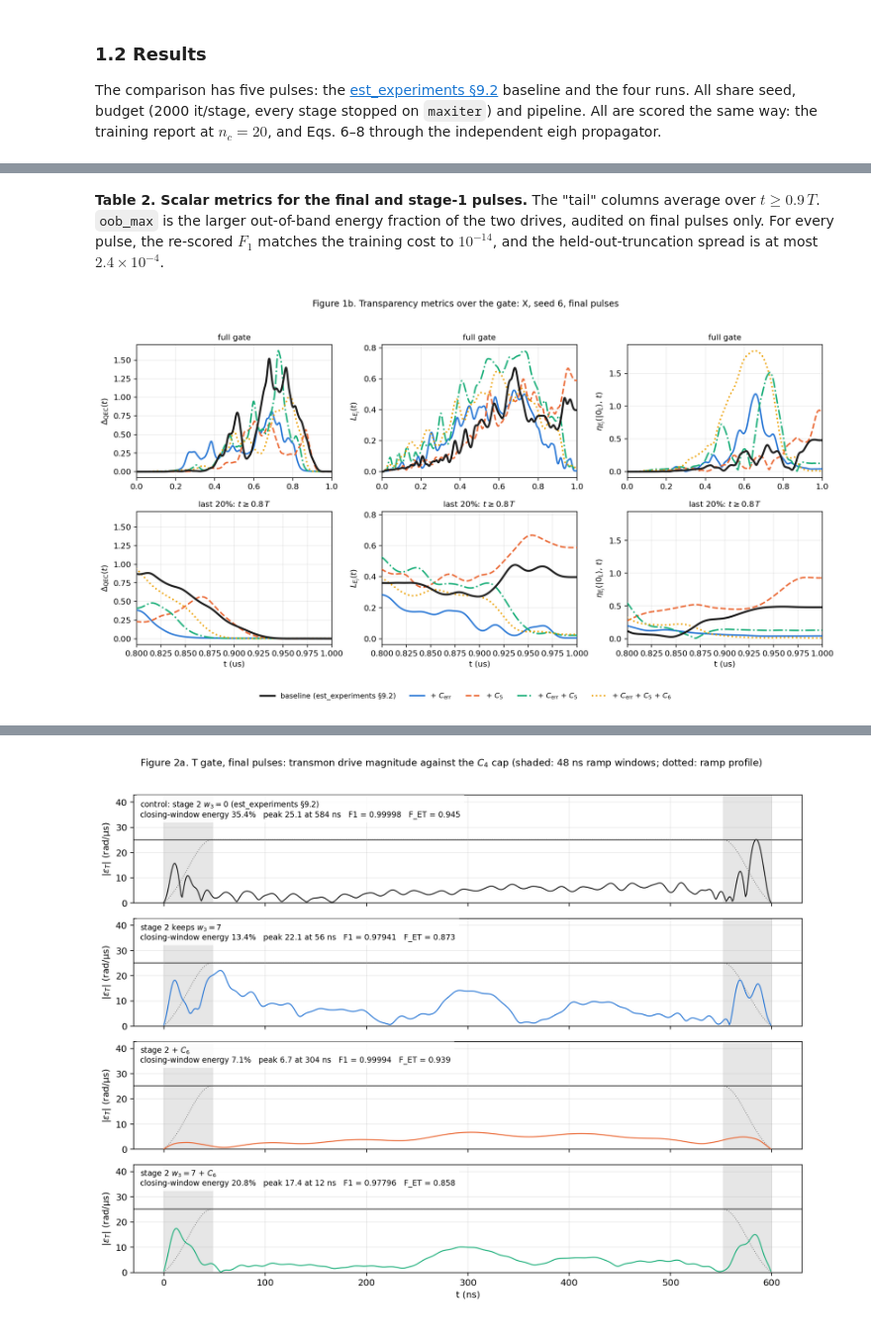
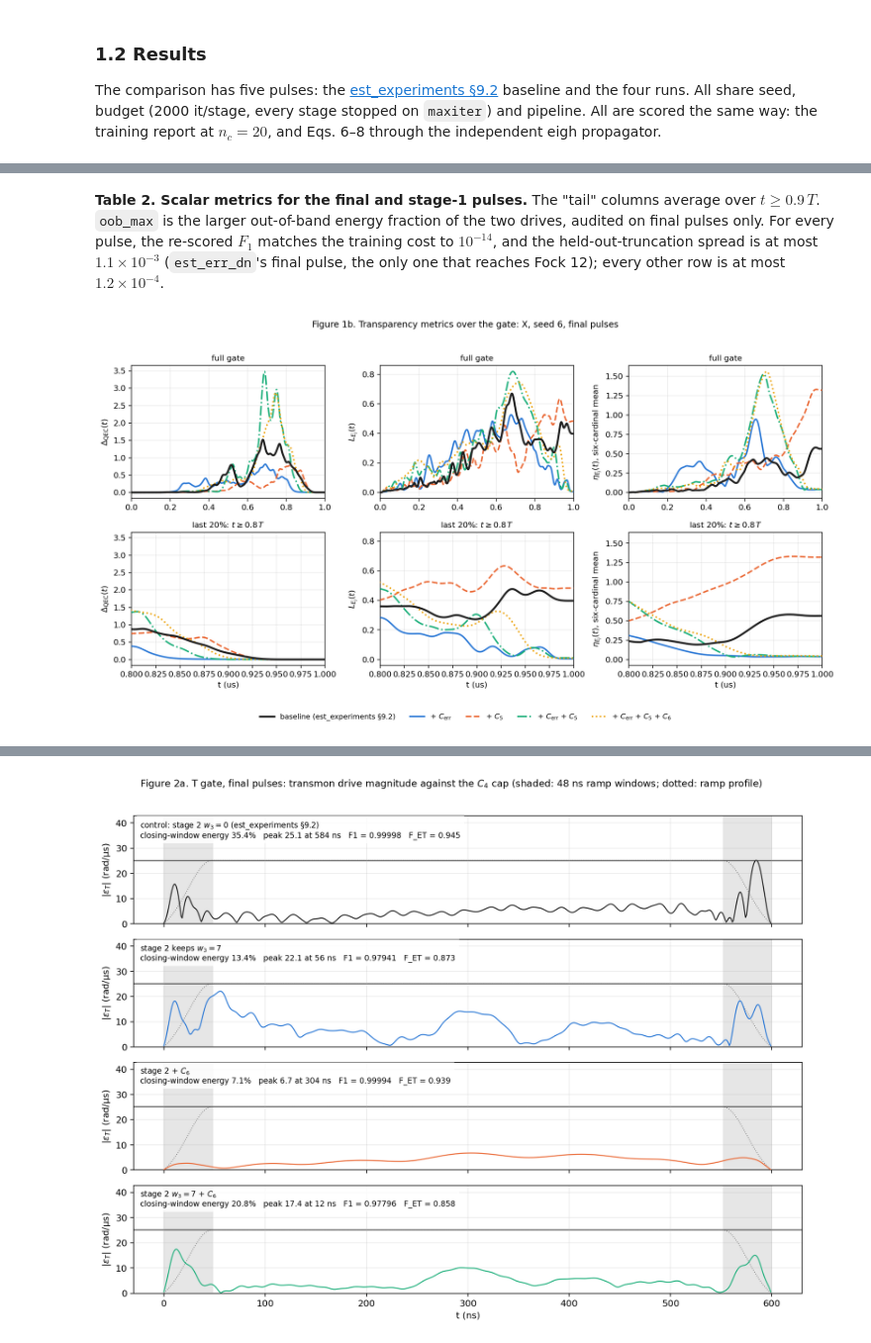
Before and after one commit to curiousCATla/Qubit-Drive-GRAPE, a Jupyter notebook: est_optimization.ipynb, the cells around one changed output, grey strips where cells are left out. Shown at 99% size. Saved outputs shown, nothing was run; the diff lists cells and outputs as text; code cells hidden in the pictures.

```diff
--- a/est_optimization.ipynb
+++ b/est_optimization.ipynb
@@ -179,7 +182,7 @@ NT_LS = {"baseline": "-", "est_err": "-", "est_dn": "--", "est_err_dn": "-.", "e
 # The 500-it scan over the six est_experiments §9 seeds that reach a gate. The seed-6-only scan it
 # replaced stays frozen in tables/est_newterms_smoke_X_seed6.csv.
 NT_SCAN_CSV = snt.CSV_PATH
-NT_CHOSEN = {"err": 0.3, "dn": 30.0}      # the weights the §1.2 full runs use
+NT_CHOSEN = {"err": 0.3, "dn": 3.0}      # the weights the §1.2 full runs use
 
 nt_missing = [v for v in NT_RUNS[1:]
               if not os.path.exists(os.path.join(PULSE_DIR, f"u_X_{v}_seed6.npy"))]
@@ -189,7 +192,7 @@ if not nt_have:
     print("§1.2 full runs missing; generate with:")
     for v in NT_RUNS[1:]:
         print(f"  OMP_NUM_THREADS=2 python EST/train_est_eigh.py --gate X --variant {v} "
-              "--seed 6 --maxiter 2000 --w-err 0.3 --w-dn 30 --tag seed6")
+              "--seed 6 --maxiter 2000 --w-err 0.3 --w-dn 3 --tag seed6")
     print("  python EST/compare_new_terms.py")
 if not nt_scan_have:
     print("§1.1 six-seed weight scan missing; generate with:")
@@ -212,13 +215,11 @@ if nt_scan_have:
     SCAN_METRICS = [("L_T", r"$L(T)$   (lower is better)"),
                     ("F_ET", r"$F_{\rm ET}$   (higher is better)"),
                     ("delta_qec_mean", r"mean $\Delta_{\rm QEC}$   (lower is better)"),
-                    ("eta0_mean", r"mean $\eta(|0_L\rangle)$   (lower is better)")]
+                    ("eta_avg_mean", r"mean $\eta$ (six-cardinal)   (lower is better)")]
     SCAN_ROWS = [("err", "est_err", r"$C_{\rm err}$ alone", r"weight $w_{\rm err}$"),
                  ("dn", "est_dn", r"$C_5$ alone", r"weight $w_5$")]
-    # (pick, marker, size, edge colour, line width): full-run weight, then both rules.
-    MARKS = lambda term: [(NT_CHOSEN[term], "o", 260, "k", 1.8),
-                          (scan_pick[term], "s", 170, "0.45", 1.4),
-                          (scan_pick_rev[term], "D", 120, "#b0197e", 1.4)]
+    # (pick, marker, size, edge colour, line width): the full-run weight.
+    MARKS = lambda term: [(NT_CHOSEN[term], "o", 260, "k", 1.8)]
 
     fig, axes = plt.subplots(2, 4, figsize=(16.0, 6.6))
     jit = np.random.default_rng(0)
@@ -227,13 +228,20 @@ if nt_scan_have:
         grid = np.sort(d.weight.unique())
         # Same multiplicative jitter in every column, so one seed sits at the same x.
         xj = d.weight.to_numpy() * 10 ** jit.uniform(-0.03, 0.03, len(d))
+        # An added term can send a seed that reaches the gate in its control into the parked
+        # trap of est_experiments §9 (F1 = 1/3). A parked pulse is trivially transparent
+        # (F_ET ~ 1, L(T) ~ 0), so it is drawn hollow and kept out of the mean.
+        drove = (d["progress"] > 0.5).to_numpy()
         for c, (col, title) in enumerate(SCAN_METRICS):
             ax = axes[r, c]
             ax.axhspan(scan_ctrl[col].min(), scan_ctrl[col].max(), color="0.55",
                        alpha=0.14, lw=0, zorder=0)
             ax.axhline(scan_ctrl[col].mean(), color="0.55", ls="--", lw=1.4, zorder=1)
-            ax.scatter(xj, d[col], s=18, color=NT_COLOR[run], alpha=0.35, lw=0, zorder=2)
-            mean = d.groupby("weight")[col].mean()
+            ax.scatter(xj[drove], d.loc[drove, col], s=18, color=NT_COLOR[run], alpha=0.35, lw=0,
+                       zorder=2)
+            ax.scatter(xj[~drove], d.loc[~drove, col], s=34, facecolors="none",
+                       edgecolors=NT_COLOR[run], linewidths=1.3, zorder=2)
+            mean = d[drove].groupby("weight")[col].mean()
             ax.plot(mean.index, mean.values, color=NT_COLOR[run], lw=2, marker="o", ms=7,
                     zorder=3)
             for w, mk, size, ec, lw in MARKS(term):
@@ -250,19 +258,18 @@ if nt_scan_have:
                 ax.set_title(title, fontsize=10)
         axes[r, 0].set_ylabel(row_name, fontsize=11)
 
-    handles = [Line2D([], [], color="0.3", lw=2, marker="o", ms=6, label="seed mean"),
+    handles = [Line2D([], [], color="0.3", lw=2, marker="o", ms=6,
+                      label="mean over seeds that reach the gate"),
                Line2D([], [], ls="", marker="o", ms=5, color="0.3", alpha=0.35,
                       label="individual seeds"),
+               Line2D([], [], ls="", marker="o", ms=6, mfc="none", mec="0.3", mew=1.3,
+                      label="parked seed ($F_1 = 1/3$), not in the mean"),
                Line2D([], [], color="0.55", ls="--", lw=1.4,
                       label="control mean (band: min-max over seeds)"),
                Line2D([], [], ls="", marker="o", ms=13, mfc="none", mec="k", mew=1.8,
-                      label="weight used for the full runs"),
-               Line2D([], [], ls="", marker="s", ms=10, mfc="none", mec="0.45", mew=1.4,
-                      label="pick of the original rule"),
-               Line2D([], [], ls="", marker="D", ms=8, mfc="none", mec="#b0197e", mew=1.4,
-                      label="pick of the revised rule")]
-    fig.legend(handles=handles, loc="lower center", ncol=6, frameon=False, fontsize=9,
-               bbox_to_anchor=(0.5, -0.03))
+                      label="weight used for the full runs")]
+    fig.legend(handles=handles, loc="lower center", ncol=3, frameon=False, fontsize=9,
+               bbox_to_anchor=(0.5, -0.07))
     fig.suptitle("Figure 1a. Weight scan: X gate, seeds "
                  + ", ".join(str(s) for s in snt.SEEDS) + ", 500 it/stage", fontsize=11)
     fig.tight_layout(rect=(0, 0.04, 1, 0.96))
@@ -271,4 +278,7 @@ if nt_scan_have:
     plt.close(fig)
     show(fig6a_path, width=1100)
     print("six-seed picks  original rule:", scan_pick, "  revised rule:", scan_pick_rev)
+    parked = scan[(scan.term != "control") & (scan.progress <= 0.5)]
+    print("parked scan cells (term, weight, seed):",
+          list(parked[["term", "weight", "seed"]].itertuples(index=False, name=None)))
 # %% [output]
@@ -328,40 +388,41 @@ if nt_have:
 **Table 2. Scalar metrics for the final and stage-1 pulses.** The "tail" columns average over
 $t \ge 0.9\,T$. `oob_max` is the larger out-of-band energy fraction of the two drives, audited
 on final pulses only. For every pulse, the re-scored $F_1$ matches the training cost to
-$10^{-14}$, and the held-out-truncation spread is at most $2.4\times10^{-4}$.
+$10^{-14}$, and the held-out-truncation spread is at most $1.1\times10^{-3}$ (`est_err_dn`'s final
+pulse, the only one that reaches Fock 12); every other row is at most $1.2\times10^{-4}$.
 # %%
 # Figure 1b: Eqs. 6-8 over the gate for the five final pulses; bottom row zooms to the end.
 if nt_have:
     TR_COLS = [("dqec", r"$\Delta_{\rm QEC}(t)$"), ("L", r"$L_{E_j}(t)$"),
-               ("eta0", r"$\eta_{E_j}(|0_L\rangle,\,t)$")]
+               ("eta_avg", r"$\eta_{E_j}(t)$, six-cardinal mean")]
     fig, axes = plt.subplots(2, 3, figsize=(13.0, 7.0), sharey="col")
     for c, (key, ylab) in enumerate(TR_COLS):
         for r in range(2):
             ax = axes[r, c]
             for run in NT_RUNS:
                 t = ntr[f"{run}/final/t"]
                 base = run == "baseline"
                 ax.plot(t, ntr[f"{run}/final/{key}"], color=NT_COLOR[run], ls=NT_LS[run],
                         lw=2.4 if base else 1.9, zorder=4 if base else 3,
                         label=NT_LABEL[run])
             T = t[-1]
             ax.set_xlim((0.0 if r == 0 else 0.8 * T), T)
             ax.set_ylabel(ylab)
             ax.grid(alpha=0.25)
             ax.set_title(("full gate" if r == 0 else r"last 20%: $t \geq 0.8\,T$"), fontsize=10)
             if r == 1:
                 ax.set_xlabel("t (us)")
     handles, labels = axes[0, 0].get_legend_handles_labels()
     fig.legend(handles, labels, loc="lower center", ncol=5, frameon=False, fontsize=9,
                bbox_to_anchor=(0.5, -0.03))
     fig.suptitle("Figure 1b. Transparency metrics over the gate: X, seed 6, final pulses",
                  fontsize=11)
     fig.tight_layout(rect=(0, 0.04, 1, 0.96))
     fig6b_path = os.path.join(FIG_DIR, "fig6b_newterms_traces_X.png")
     fig.savefig(fig6b_path, dpi=160, bbox_inches="tight")
     plt.close(fig)
     show(fig6b_path, width=980)
 # %% [output]
-[figure, old version]
+[figure, new version]
 # %% [markdown]
 **Figure 1b. The three transparency metrics of Eqs. 6–8 over the gate, final pulses.**
```
Also changed, not shown: parts of 12 cells of this notebook, 30 other files.
